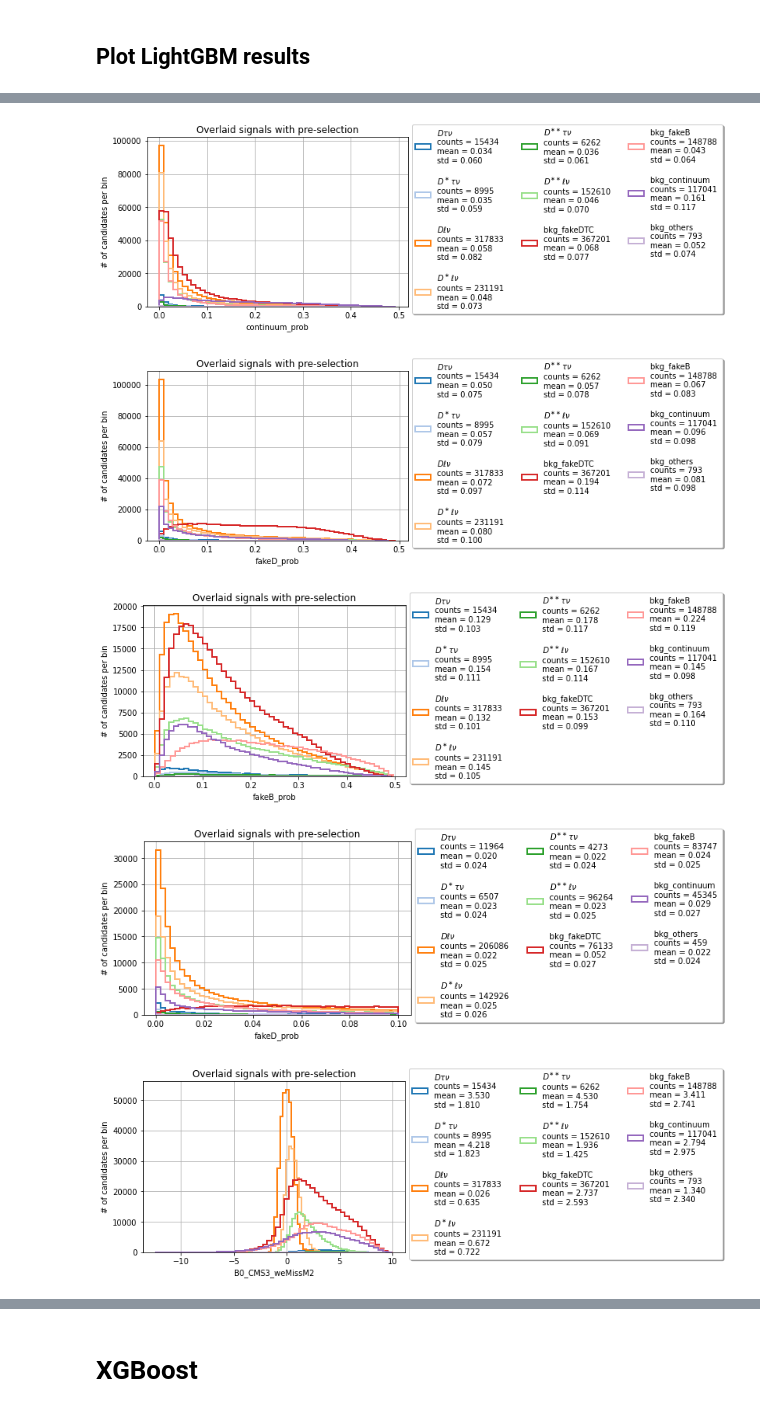
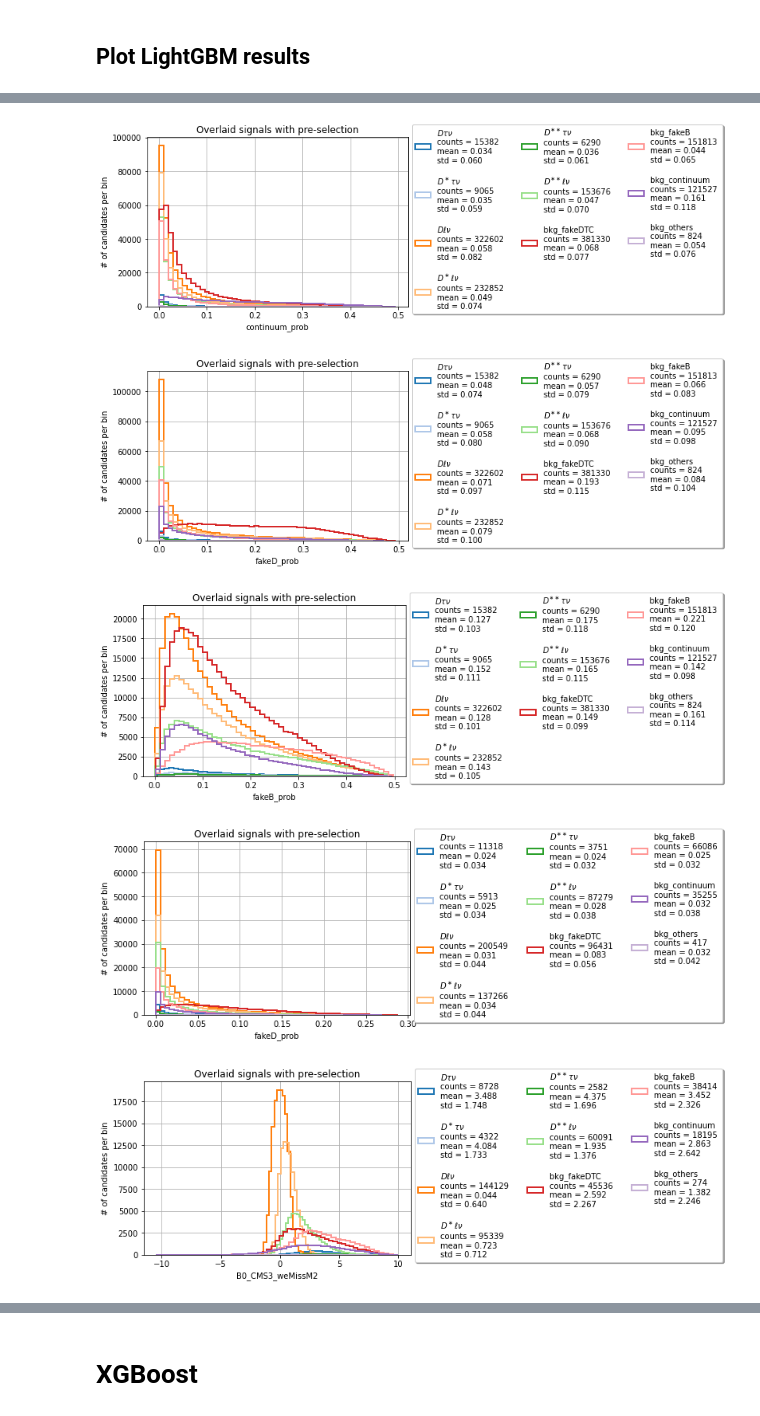
Before and after one commit to zjkjsd/inclusive_R_D, a Jupyter notebook: Offline/4_Multiclass_classifiers.ipynb, the cells around one changed output, grey strips where cells are left out. Cells and saved outputs as stored; diff of their text form; code cells hidden in the pictures.

```diff
--- a/Offline/4_Multiclass_classifiers.ipynb
+++ b/Offline/4_Multiclass_classifiers.ipynb
@@ -84,21 +87,21 @@ util.plot_projection(samples, cut='signal_prob==largest_prob',variable='signal_p
 # %%
-util.plot_projection(samples, cut='signal_prob==largest_prob',variable='continuum_prob')
+mpl.plot_projection(cut='signal_prob==largest_prob',variable='continuum_prob')
 # %% [output]
-[figure, old version]
+[figure, new version]
 # %%
-util.plot_projection(samples, cut='signal_prob==largest_prob',variable='fakeD_prob')
+mpl.plot_projection(cut='signal_prob==largest_prob',variable='fakeD_prob')
 # %% [output]
-[figure, old version]
+[figure, new version]
 # %%
-util.plot_projection(samples, cut='signal_prob==largest_prob',variable='fakeB_prob')
+mpl.plot_projection(cut='signal_prob==largest_prob',variable='fakeB_prob')
 # %% [output]
-[figure, old version]
+[figure, new version]
 # %%
-util.plot_projection(samples, cut='signal_prob==largest_prob and signal_prob>0.6 and fakeD_prob<0.1',variable='fakeD_prob')
+mpl.plot_projection(cut='signal_prob==largest_prob and signal_prob>0.7',variable='fakeD_prob')
 # %% [output]
-[figure, old version]
+[figure, new version]
 # %%
-util.plot_projection(samples, cut='signal_prob==largest_prob',variable='B0_CMS3_weMissM2')
+mpl.plot_projection(cut='signal_prob==largest_prob and signal_prob>0.8',variable='B0_CMS3_weMissM2')
 # %% [output]
-[figure, old version]
+[figure, new version]
 # %%
```
Also changed, not shown: parts of 21 cells of this notebook, 6 other files.
